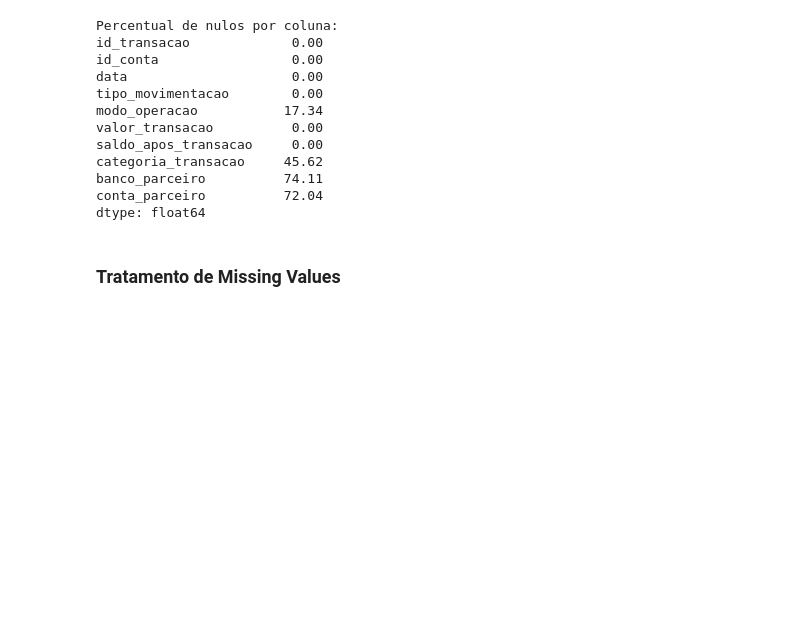
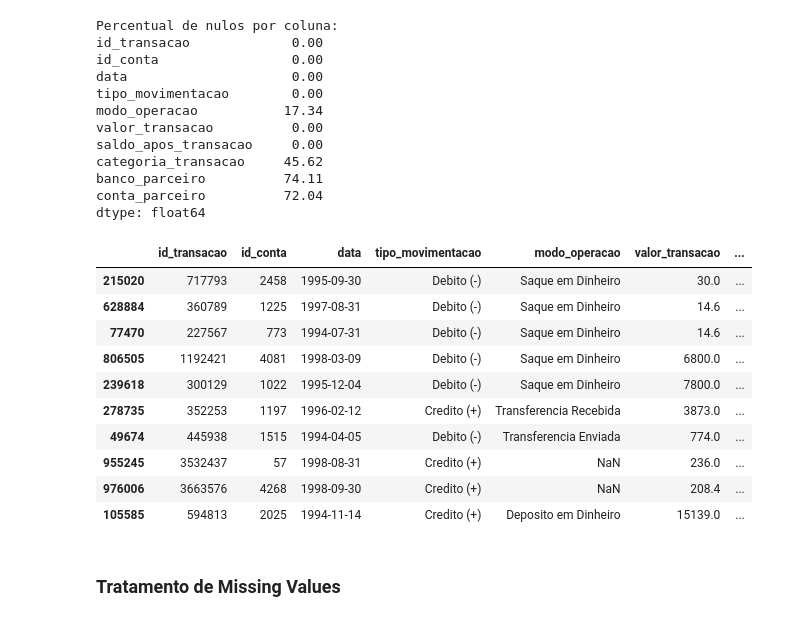
Before and after one commit to christianwislockioli-rgb/Analise_de_Risco_e_Melhoria_de_Fluxo_Operacional_de_Credito, a Jupyter notebook: 02_dados/src/Projeto.ipynb, the cells around one changed output. Drawn from its saved outputs; the diff is of its cells as text; code cells hidden in the pictures; blank space fills up the shorter version.

```diff
--- a/02_dados/src/Projeto.ipynb
+++ b/02_dados/src/Projeto.ipynb
@@ -562,6 +595,20 @@ categoria_transacao     45.62
 banco_parceiro          74.11
 conta_parceiro          72.04
 dtype: float64
+# %%
+transacoes_df.sample(10)
+# %% [output]
+|  | id_transacao | id_conta | data | tipo_movimentacao | modo_operacao | valor_transacao | ... |
+| 215020 | 717793 | 2458 | 1995-09-30 | Debito (-) | Saque em Dinheiro | 30.0 | ... |
+| 628884 | 360789 | 1225 | 1997-08-31 | Debito (-) | Saque em Dinheiro | 14.6 | ... |
+| 77470 | 227567 | 773 | 1994-07-31 | Debito (-) | Saque em Dinheiro | 14.6 | ... |
+| 806505 | 1192421 | 4081 | 1998-03-09 | Debito (-) | Saque em Dinheiro | 6800.0 | ... |
+| 239618 | 300129 | 1022 | 1995-12-04 | Debito (-) | Saque em Dinheiro | 7800.0 | ... |
+| 278735 | 352253 | 1197 | 1996-02-12 | Credito (+) | Transferencia Recebida | 3873.0 | ... |
+| 49674 | 445938 | 1515 | 1994-04-05 | Debito (-) | Transferencia Enviada | 774.0 | ... |
+| 955245 | 3532437 | 57 | 1998-08-31 | Credito (+) | NaN | 236.0 | ... |
+| 976006 | 3663576 | 4268 | 1998-09-30 | Credito (+) | NaN | 208.4 | ... |
+| 105585 | 594813 | 2025 | 1994-11-14 | Credito (+) | Deposito em Dinheiro | 15139.0 | ... |
 # %% [markdown]
 ### Tratamento de Missing Values
 # %%
```
Also changed, not shown: parts of 15 cells of this notebook.
